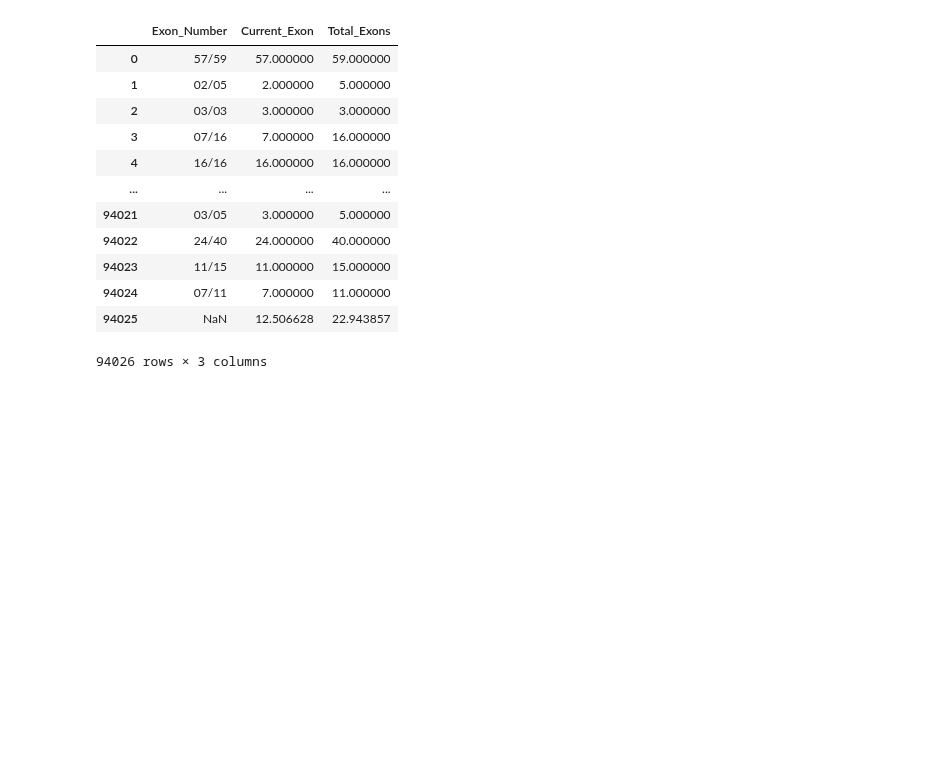
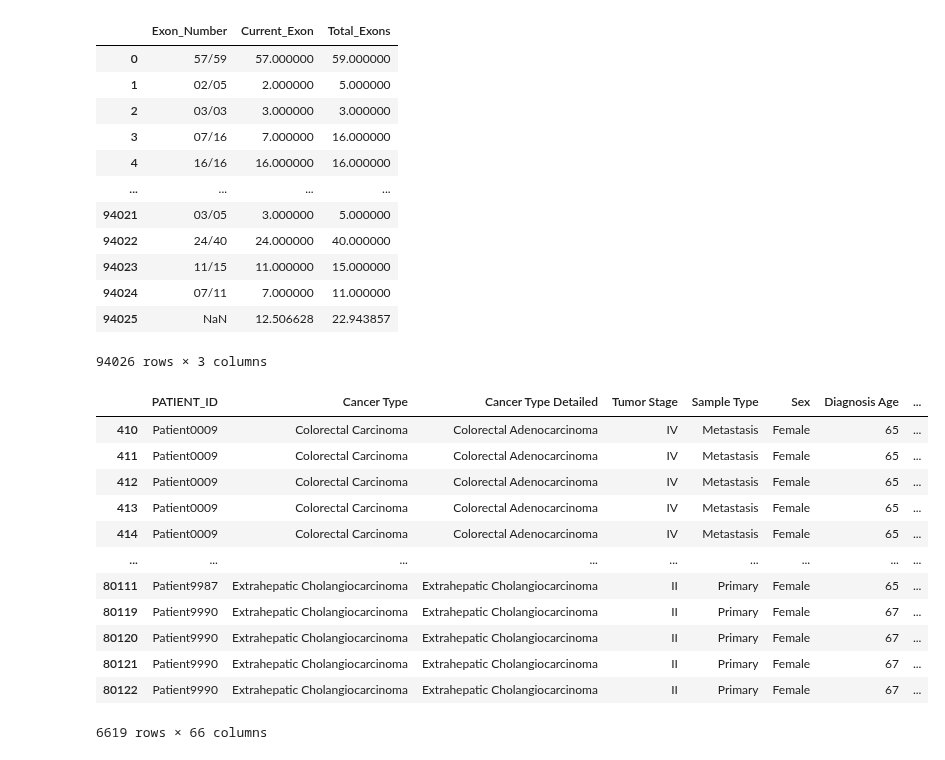
Before and after one commit to Taneun/OncoHypothesis-LLM-Ranker, a Jupyter notebook: pan_cancer/tal_data_preprocessing_new.ipynb, the cells around one changed output. Drawn from its saved outputs; the diff is of its cells as text; code cells hidden in the pictures; blank space fills up the shorter version.

```diff
--- a/pan_cancer/tal_data_preprocessing_new.ipynb
+++ b/pan_cancer/tal_data_preprocessing_new.ipynb
@@ -557,3 +557,25 @@ narrowed[["Exon_Number", "Current_Exon", "Total_Exons"]]
 | 94024 | 07/11 | 7.000000 | 11.000000 |
 | 94025 | NaN | 12.506628 | 22.943857 |
 94026 rows × 3 columns
+# %%
+df = pd.read_csv("data_for_rules.csv")
+# %%
+df = df[df["Diagnosis Age"] < 71.5]
+df = df[df["Diagnosis Age"] > 47.5]
+df = df[df["TMB (nonsynonymous)"] < 0.28]
+df = df[df["Sex"] == "Female"]
+df
+# %% [output]
+|  | PATIENT_ID | Cancer Type | Cancer Type Detailed | Tumor Stage | Sample Type | Sex | Diagnosis Age | ... |
+| 410 | Patient0009 | Colorectal Carcinoma | Colorectal Adenocarcinoma | IV | Metastasis | Female | 65 | ... |
+| 411 | Patient0009 | Colorectal Carcinoma | Colorectal Adenocarcinoma | IV | Metastasis | Female | 65 | ... |
+| 412 | Patient0009 | Colorectal Carcinoma | Colorectal Adenocarcinoma | IV | Metastasis | Female | 65 | ... |
+| 413 | Patient0009 | Colorectal Carcinoma | Colorectal Adenocarcinoma | IV | Metastasis | Female | 65 | ... |
+| 414 | Patient0009 | Colorectal Carcinoma | Colorectal Adenocarcinoma | IV | Metastasis | Female | 65 | ... |
+| ... | ... | ... | ... | ... | ... | ... | ... | ... |
+| 80111 | Patient9987 | Extrahepatic Cholangiocarcinoma | Extrahepatic Cholangiocarcinoma | II | Primary | Female | 65 | ... |
+| 80119 | Patient9990 | Extrahepatic Cholangiocarcinoma | Extrahepatic Cholangiocarcinoma | II | Primary | Female | 67 | ... |
+| 80120 | Patient9990 | Extrahepatic Cholangiocarcinoma | Extrahepatic Cholangiocarcinoma | II | Primary | Female | 67 | ... |
+| 80121 | Patient9990 | Extrahepatic Cholangiocarcinoma | Extrahepatic Cholangiocarcinoma | II | Primary | Female | 67 | ... |
+| 80122 | Patient9990 | Extrahepatic Cholangiocarcinoma | Extrahepatic Cholangiocarcinoma | II | Primary | Female | 67 | ... |
+6619 rows × 66 columns
```
Also changed, not shown: parts of 3 cells of this notebook, 3 other files.
